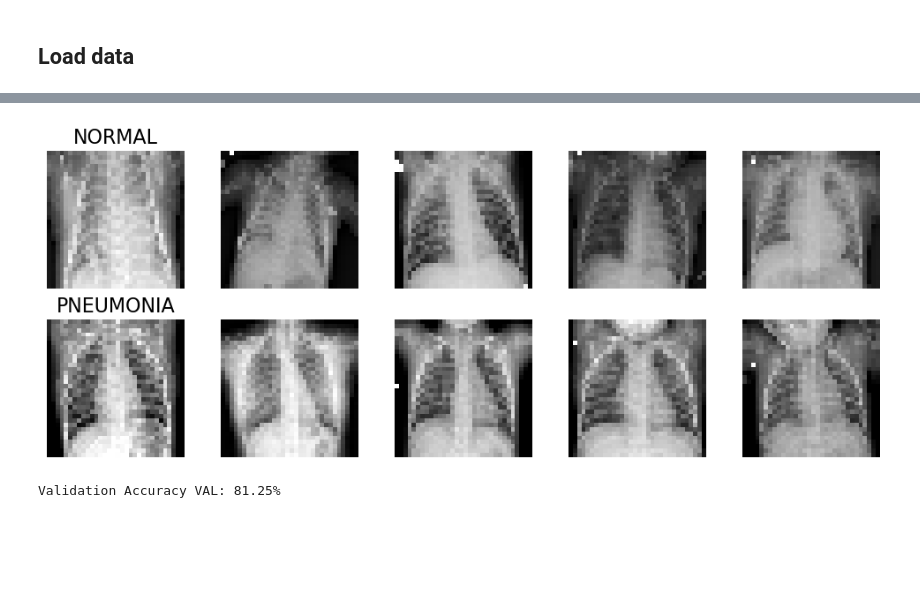
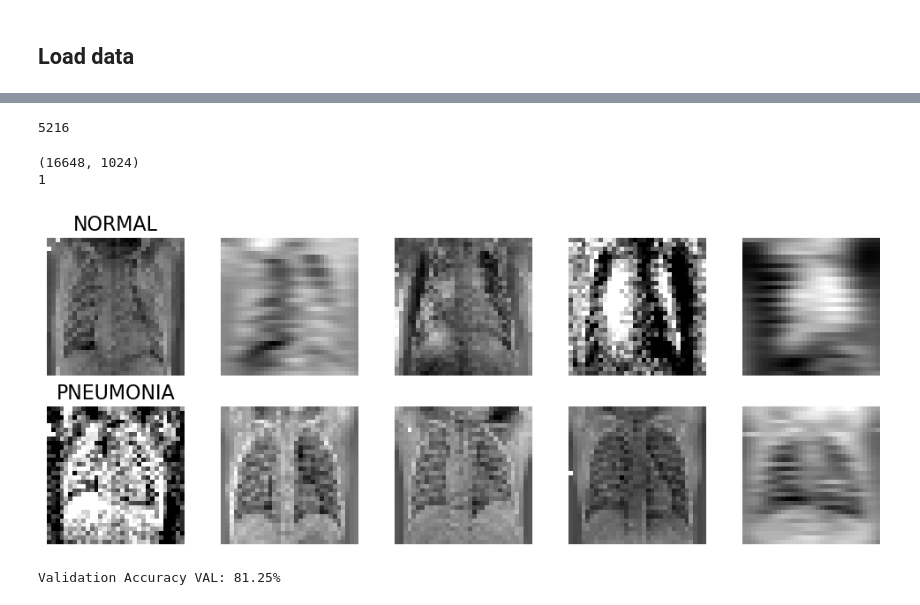
Before and after one commit to MelvinCERBA/RadiographyPneumoniaDetection, a Jupyter notebook: notebooks/sklearn.ipynb, the cells around one changed output, grey strips where cells are left out. Saved outputs shown, nothing was run; the diff lists cells and outputs as text; code cells hidden in the pictures; blank space fills up the shorter version.

```diff
--- a/notebooks/sklearn.ipynb
+++ b/notebooks/sklearn.ipynb
@@ -29,7 +29,7 @@ def load_dataset(dataset_path):
 
                     data.append(img_flattened)
                     labels.append(label_id)
-            label_id +=1
+            label_id =1
 
     return np.array(data), np.array(labels)
 
@@ -50,27 +63,70 @@ Skipping file:  .DS_Store
+# %%
+# Augmentation des données
+from numpy import resize
+from skimage.transform import rotate
+from skimage.util import random_noise
+from skimage.filters import gaussian
+
+# Data augmentation functions
+def rotate_img(img):
+    img = np.reshape(img, (32, 32))
+    angle = np.random.randint(-15, 15)
+    rotated_img = rotate(img, angle, mode='reflect', preserve_range=True, resize=True)
+    rotated_img_square = np.reshape(rotated_img, (np.prod(rotated_img.shape),))
+    rotated_img_1d = resize(rotated_img_square, (1024,))
+    return rotated_img_1d
+
+def add_noise_img(img):
+    return random_noise(img, mode='gaussian', var=0.1)
+
+def blur_img(img):
+    sigma = np.random.randint(1, 5)
+    return gaussian(img, sigma=sigma, preserve_range=True)
+
+
+print(len(X_train))
+# %% [output]
+5216
+# %%
+from sklearn.utils import shuffle
+
+
+
+X_train_aug = np.concatenate((X_train, np.array([add_noise_img(img) for img in X_train[:1000]])), axis=0)
+X_train_aug = np.concatenate((X_train_aug, np.array([blur_img(img) for img in X_train[1000:2000]])), axis=0)
+X_train_aug = np.concatenate((X_train_aug, np.array([rotate_img(img) for img in X_train[2000:3000]])), axis=0)
+
+y_train_aug = np.concatenate((y_train[:1000], y_train[1000:2000], y_train[2000:3000],y_train), axis=0)
+print(X_train_aug.shape)
+print(len(y_train_aug.shape))
+X_train_aug, y_train_aug = shuffle(X_train_aug, y_train_aug, random_state=42)
+# %% [output]
+(16648, 1024)
+1
 # %%
 def visualize_data(data, labels, label_names, num_images_per_class=10):
     num_classes = len(set(labels))
     fig, axes = plt.subplots(num_classes, num_images_per_class, figsize=(num_images_per_class * 2, num_classes * 2))
 
     for label_id in range(num_classes):
         label_indices = np.where(labels == label_id)[0]
         sample_indices = np.random.choice(label_indices, size=num_images_per_class, replace=False)
 
         for i, img_index in enumerate(sample_indices):
             img = data[img_index].reshape(32, 32)
             axes[label_id, i].imshow(img, cmap='gray')
             axes[label_id, i].axis('off')
 
             if i == 0:
                 axes[label_id, i].set_title(label_names[label_id], fontsize=16)
 
     plt.tight_layout()
     plt.show()
 
 label_names = ["NORMAL", "PNEUMONIA"]
-visualize_data(X_train, y_train, label_names, num_images_per_class=5)
+visualize_data(X_train_aug, y_train_aug, label_names, num_images_per_class=5)
 # %% [output]
-[figure, old version]
+[figure, new version]
 # %%
 from sklearn.preprocessing import StandardScaler
 from sklearn.svm import LinearSVC
```
Also changed, not shown: parts of 1 cell of this notebook.
